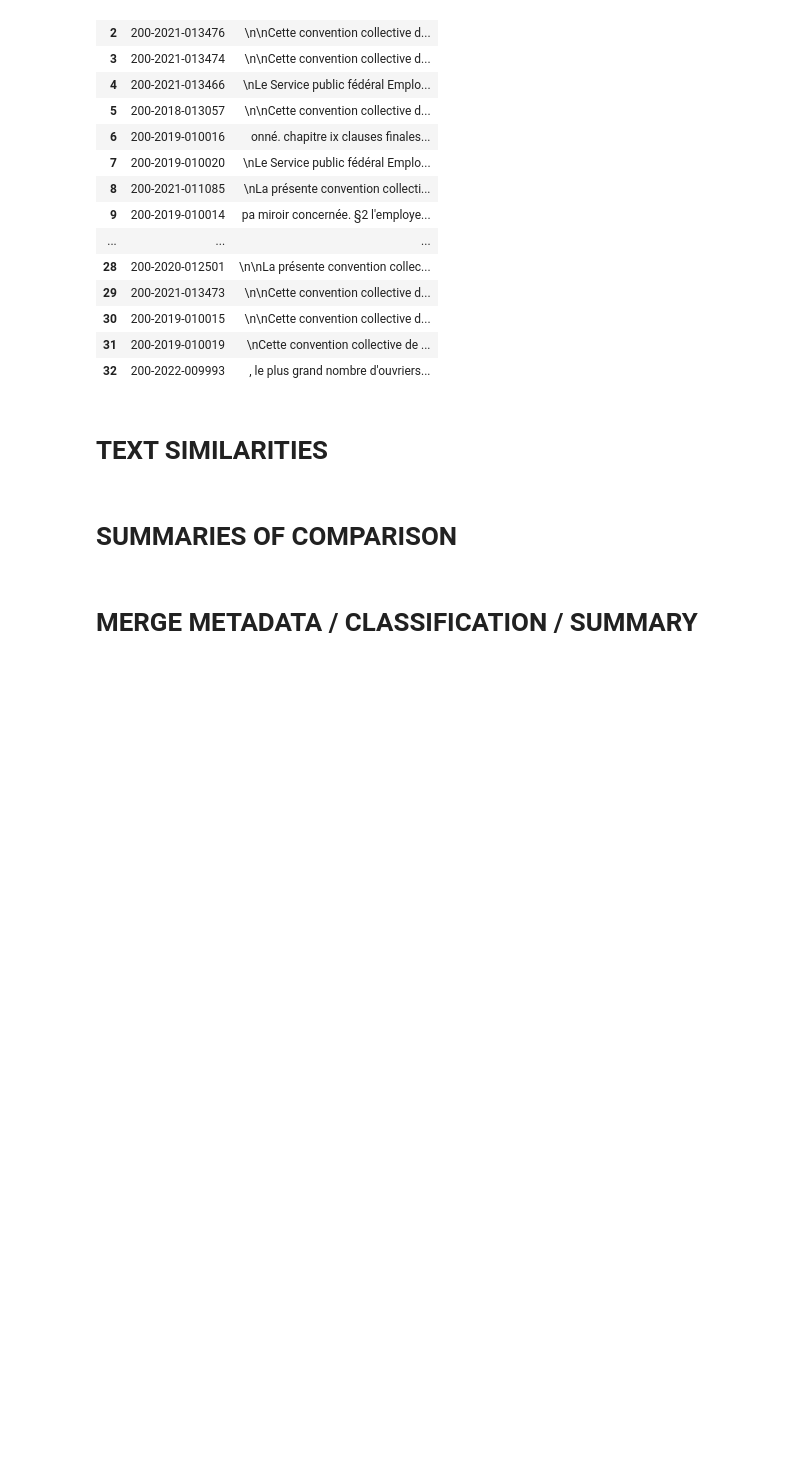
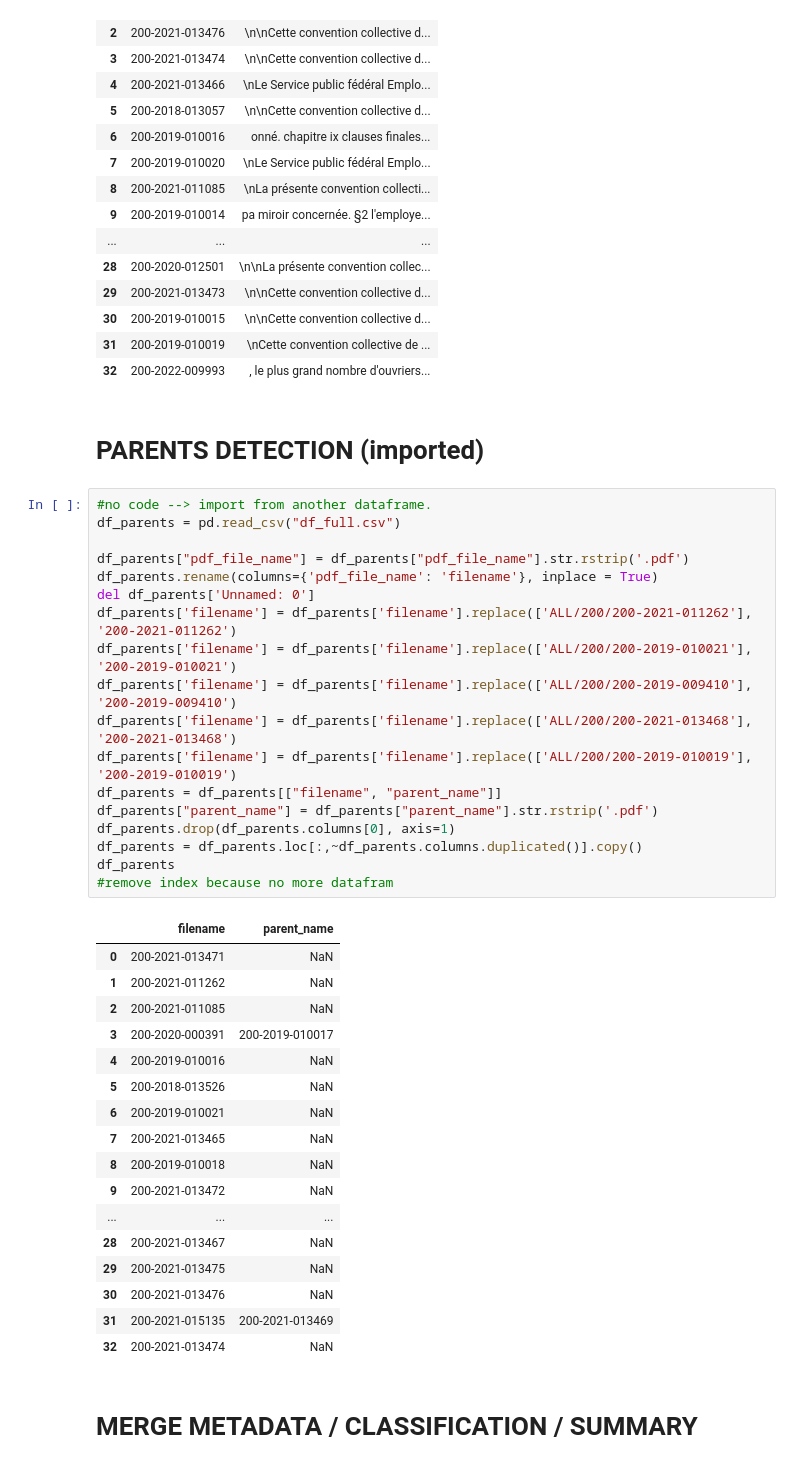
Before and after one commit to old2212/CASKPMG, a Jupyter notebook: Pipeline_all_pdf.ipynb, the cells around one changed output. Drawn from its saved outputs; the diff is of its cells as text; blank space fills up the shorter version.

```diff
--- a/Pipeline_all_pdf.ipynb
+++ b/Pipeline_all_pdf.ipynb
@@ -331,10 +331,44 @@ df_all_summaries
 | 30 | 200-2019-010015 | \n\nCette convention collective d... |
 | 31 | 200-2019-010019 | \nCette convention collective de ... |
 | 32 | 200-2022-009993 | , le plus grand nombre d'ouvriers... |
-# %% [markdown]
-# TEXT SIMILARITIES
-# %% [markdown]
-# SUMMARIES OF COMPARISON
+# %% [markdown]
+# PARENTS DETECTION (imported)
+# %%
+#no code --> import from another dataframe.
+df_parents = pd.read_csv("df_full.csv")
+
+df_parents["pdf_file_name"] = df_parents["pdf_file_name"].str.rstrip('.pdf')
+df_parents.rename(columns={'pdf_file_name': 'filename'}, inplace = True)
+del df_parents['Unnamed: 0']
+df_parents['filename'] = df_parents['filename'].replace(['ALL/200/200-2021-011262'], '200-2021-011262')
+df_parents['filename'] = df_parents['filename'].replace(['ALL/200/200-2019-010021'], '200-2019-010021')
+df_parents['filename'] = df_parents['filename'].replace(['ALL/200/200-2019-009410'], '200-2019-009410')
+df_parents['filename'] = df_parents['filename'].replace(['ALL/200/200-2021-013468'], '200-2021-013468')
+df_parents['filename'] = df_parents['filename'].replace(['ALL/200/200-2019-010019'], '200-2019-010019')
+df_parents = df_parents[["filename", "parent_name"]]
+df_parents["parent_name"] = df_parents["parent_name"].str.rstrip('.pdf')
+df_parents.drop(df_parents.columns[0], axis=1)
+df_parents = df_parents.loc[:,~df_parents.columns.duplicated()].copy()
+df_parents
+#remove index because no more datafram
+# %% [output]
+|  | filename | parent_name |
+| 0 | 200-2021-013471 | NaN |
+| 1 | 200-2021-011262 | NaN |
+| 2 | 200-2021-011085 | NaN |
+| 3 | 200-2020-000391 | 200-2019-010017 |
+| 4 | 200-2019-010016 | NaN |
+| 5 | 200-2018-013526 | NaN |
+| 6 | 200-2019-010021 | NaN |
+| 7 | 200-2021-013465 | NaN |
+| 8 | 200-2019-010018 | NaN |
+| 9 | 200-2021-013472 | NaN |
+| ... | ... | ... |
+| 28 | 200-2021-013467 | NaN |
+| 29 | 200-2021-013475 | NaN |
+| 30 | 200-2021-013476 | NaN |
+| 31 | 200-2021-015135 | 200-2021-013469 |
+| 32 | 200-2021-013474 | NaN |
 # %% [markdown]
 # MERGE METADATA / CLASSIFICATION / SUMMARY
 # %%
```
Also changed, not shown: parts of 10 cells of this notebook, 3 other files.
